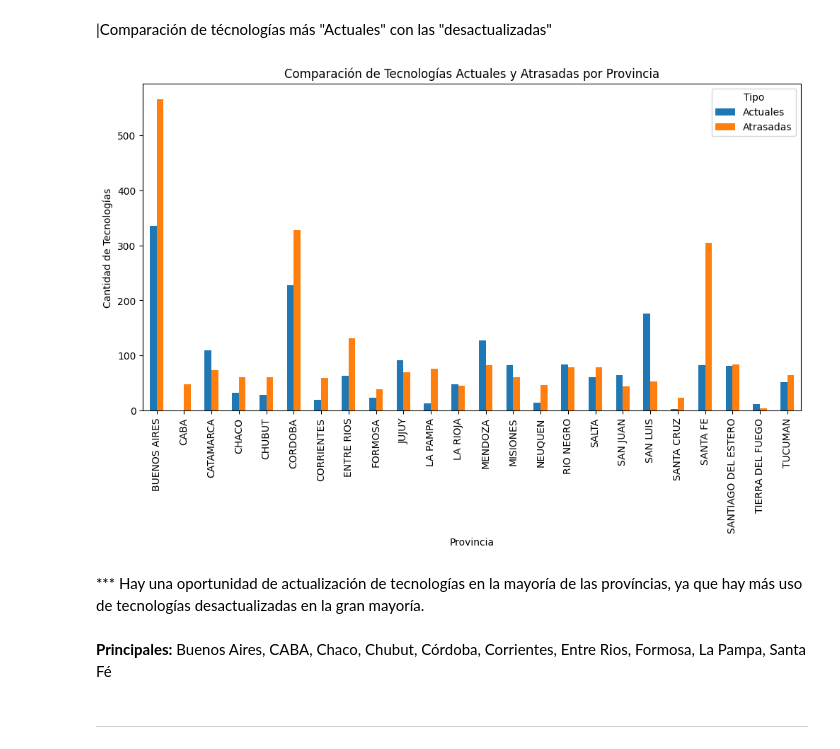
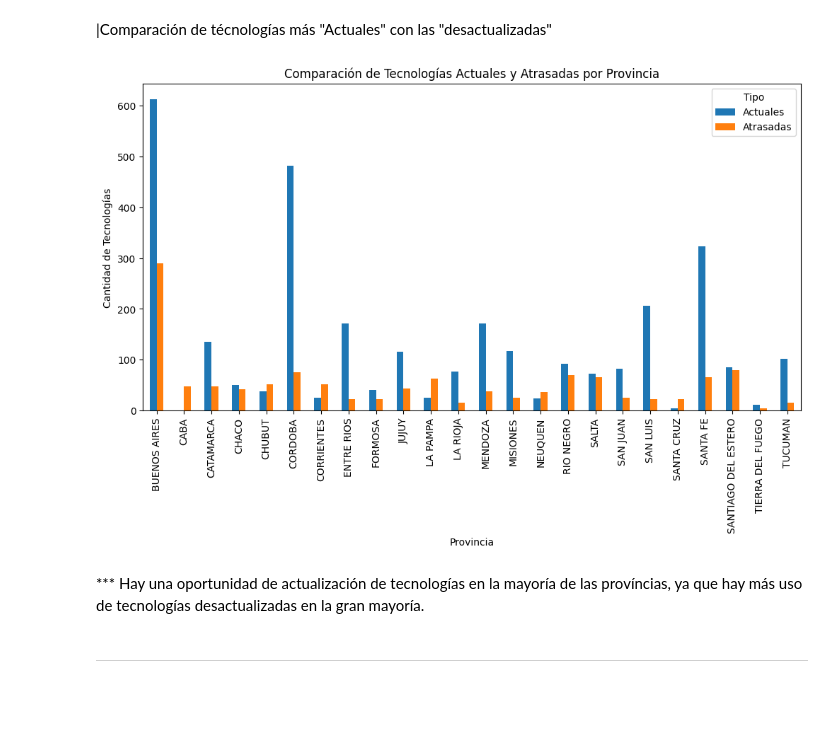
Before and after one commit to LeonardoCostaH/PI-DA-Telecomunicaciones, a Jupyter notebook: 1-ETL+EDA.ipynb, the cells around one changed output. Drawn from its saved outputs; the diff is of its cells as text; code cells hidden in the pictures; blank space fills up the shorter version.

```diff
--- a/1-ETL+EDA.ipynb
+++ b/1-ETL+EDA.ipynb
@@ -19,7 +22,7 @@ ingresos_trimes = "datasets/Internet/Ingresos_trimestrales_por_la_prestación_de
 acceso_nac_vel = "datasets/Internet/Internet_Accesos_nacionales-por-velocidad.csv"
 acceso_por_tecnologia_prov = "datasets/Internet/Internet_Accesos-por-tecnologia_y_provincia.csv"
 acceso_por_vel = "datasets/Internet/Internet_Accesos-por-velocidad.csv"
-loc_con_conect = "datasets/Internet/Listadodelocalidadesconconectividadainternet.csv"
+loc_con_conect = "datasets/Internet/Listadodelocalidadesconconectividadainternet.xlsx"
 pen_internet_100hogares = "datasets/Internet/Penetración_de_Internet_fijo(accesos por cada 100 hogares).csv"
 pen_internet_nac = "datasets/Internet/Penetración_por_hogares_nacional_de_Internet_fijo.csv"
 trim_int_por_tecn = "datasets/Internet/Serie_trimestral_de_accesos_a_Internet_fijo_por_tecnología.csv"
@@ -56,7 +65,7 @@ df_hist_vel_media_baj = pd.read_csv(hist_vel_media_baj) # *
 # df_acceso_nac_vel = pd.read_csv(acceso_nac_vel)
 # df_acceso_por_tecnologia_prov = pd.read_csv(acceso_por_tecnologia_prov)
 df_acceso_por_vel = pd.read_csv(acceso_por_vel) # *
-df_loc_con_conect = pd.read_csv(loc_con_conect)
+df_loc_con_conect = pd.read_excel(loc_con_conect)
 df_pen_internet_100hogares = pd.read_csv(pen_internet_100hogares) # *
 df_pen_internet_nac = pd.read_csv(pen_internet_nac) # *
 # df_trim_int_por_tecn = pd.read_csv(trim_int_por_tecn)
@@ -94,6 +109,9 @@ df_loc_con_conect.head()
 #Removendo las líneas duplicadas
 
 df_loc_con_conect = df_loc_con_conect.drop_duplicates()
+# %%
+# Removendo columna "link"
+df_loc_con_conect=df_loc_con_conect.drop(columns=["Link"])
 # %% [markdown]
 ´Como en las columnas verificadas solo hay valores "SI" y "--", puedo suponer que "--" significa "NO"
 # %%
@@ -252,23 +256,23 @@ plt.show()
 # %%
 
 # Debes definir cuáles consideras tecnologías actuales y cuáles son atrasadas. Por ejemplo:
 tecnologias_actuales = ['ADSL', 'Cablemódem', 'Fibra óptica', '4G', '3G', 'Wireless']
-tecnologias_atrasadas = ['Dial Up', 'Telefonía Fija', 'Satelital']
+tecnologias_atrasadas = ['Dial Up', 'Satelital']
 
 # Crea una nueva columna que indique si la tecnología es actual o atrasada
 df_loc_con_conect['Tipo'] = 'Actuales'
 df_loc_con_conect.loc[df_loc_con_conect[tecnologias_atrasadas].eq('SI').any(axis=1), 'Tipo'] = 'Atrasadas'
 
 # Cuenta la cantidad de tecnologías actuales y atrasadas por provincia
 conteo_por_provincia = df_loc_con_conect.groupby(['Provincia', 'Tipo']).size().unstack().fillna(0)
 
 # Genera el gráfico de barras
 conteo_por_provincia.plot(kind='bar', stacked=False, figsize=(12, 6))
 plt.xlabel('Provincia')
 plt.ylabel('Cantidad de Tecnologías')
 plt.title('Comparación de Tecnologías Actuales y Atrasadas por Provincia')
 plt.xticks(rotation=90)
 plt.legend(title='Tipo')
 plt.show()
 # %% [output]
-[figure, old version]
+[figure, new version]
@@ -275,7 +281,5 @@ plt.show()
 # %% [markdown]
 *** Hay una oportunidad de actualización de tecnologías en la mayoría de las províncias, ya que hay más uso de tecnologías desactualizadas en la gran mayoría.
-# %% [markdown]
-**Principales:**  Buenos Aires, CABA, Chaco, Chubut, Córdoba, Corrientes, Entre Rios, Formosa, La Pampa, Santa Fé
 # %% [markdown]
 ______________________________________________________________________________________________________________________________
 # %% [markdown]
```
Also changed, not shown: parts of 131 cells of this notebook.
